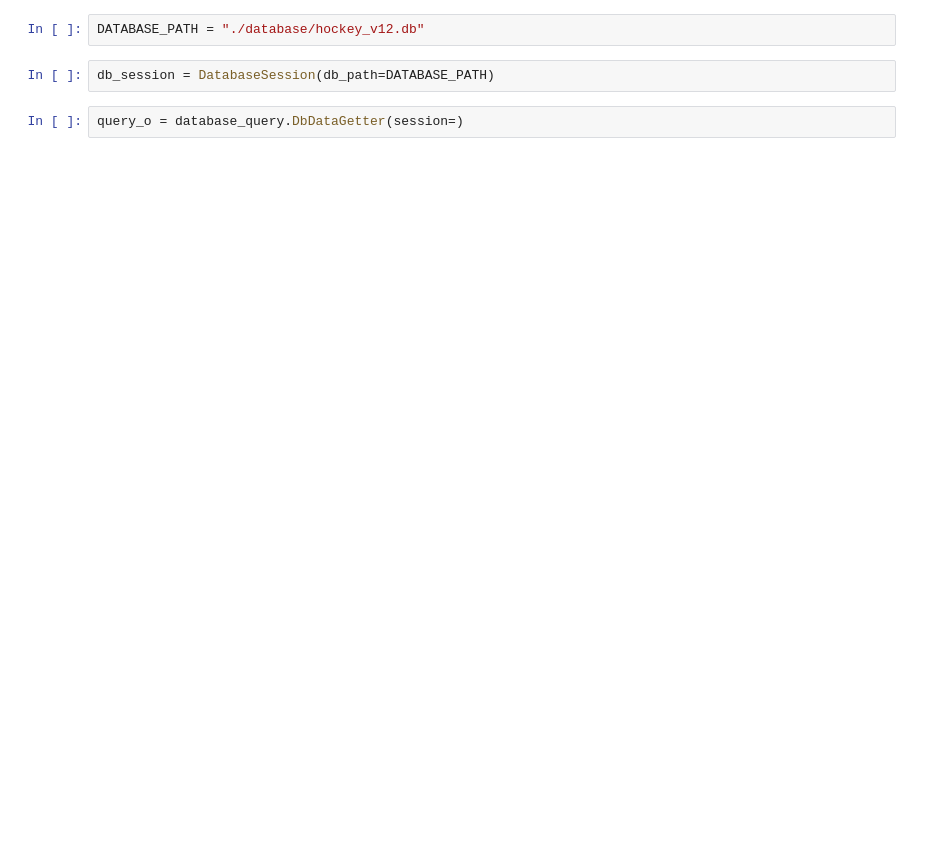
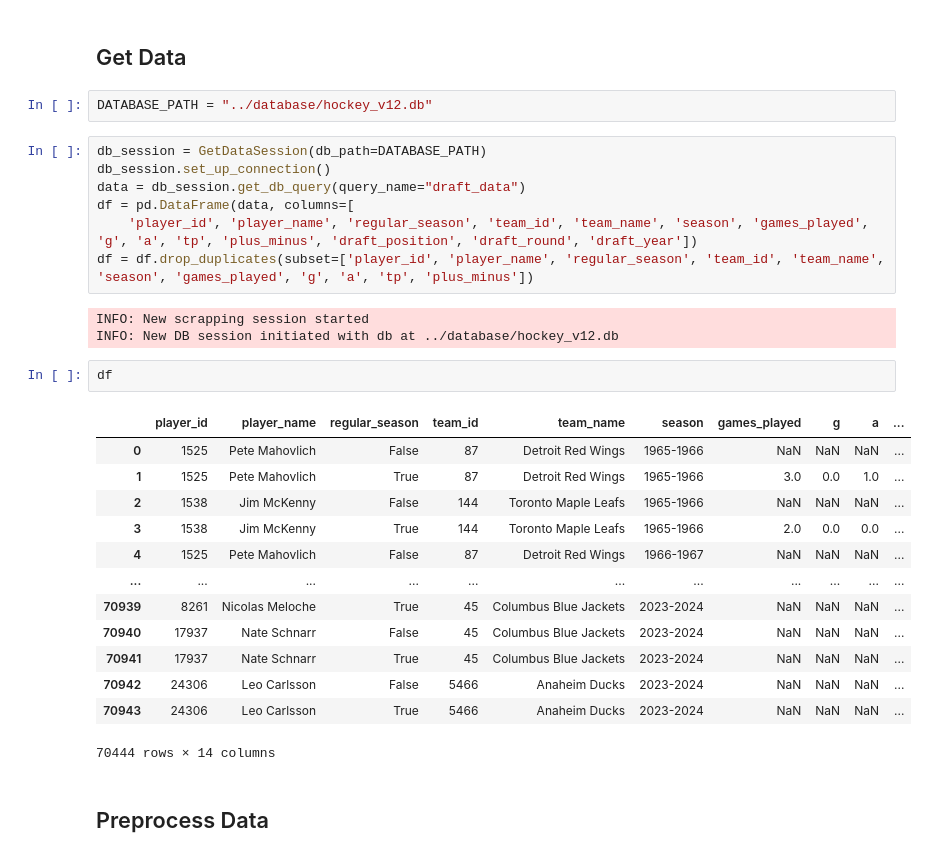
Before and after one commit to honzaz1234/elite, a Jupyter notebook: reports/drafts.ipynb, the cells around one changed output. Saved outputs shown, nothing was run; the diff lists cells and outputs as text; blank space fills up the shorter version.

Commit message:
draft script session update

```diff
--- a/reports/drafts.ipynb
+++ b/reports/drafts.ipynb
@@ -6,6 +8,32 @@ ValueError: Unable to configure handler 'file'
+# %% [markdown]
+## Get Data
 # %%
-DATABASE_PATH = "./database/hockey_v12.db"
+DATABASE_PATH = "../database/hockey_v12.db"
-# %%
-db_session = DatabaseSession(db_path=DATABASE_PATH)
-# %%
-query_o = database_query.DbDataGetter(session=)
+# %%
+db_session = GetDataSession(db_path=DATABASE_PATH)
+db_session.set_up_connection()
+data = db_session.get_db_query(query_name="draft_data")
+df = pd.DataFrame(data, columns=[
+    'player_id', 'player_name', 'regular_season', 'team_id', 'team_name', 'season', 'games_played', 'g', 'a', 'tp', 'plus_minus', 'draft_position', 'draft_round', 'draft_year'])
+df = df.drop_duplicates(subset=['player_id', 'player_name', 'regular_season', 'team_id', 'team_name', 'season', 'games_played', 'g', 'a', 'tp', 'plus_minus'])
+# %% [output]
+INFO: New scrapping session started
+INFO: New DB session initiated with db at ../database/hockey_v12.db
+# %%
+df
+# %% [output]
+|  | player_id | player_name | regular_season | team_id | team_name | season | games_played | g | a | ... |
+| 0 | 1525 | Pete Mahovlich | False | 87 | Detroit Red Wings | 1965-1966 | NaN | NaN | NaN | ... |
+| 1 | 1525 | Pete Mahovlich | True | 87 | Detroit Red Wings | 1965-1966 | 3.0 | 0.0 | 1.0 | ... |
+| 2 | 1538 | Jim McKenny | False | 144 | Toronto Maple Leafs | 1965-1966 | NaN | NaN | NaN | ... |
+| 3 | 1538 | Jim McKenny | True | 144 | Toronto Maple Leafs | 1965-1966 | 2.0 | 0.0 | 0.0 | ... |
+| 4 | 1525 | Pete Mahovlich | False | 87 | Detroit Red Wings | 1966-1967 | NaN | NaN | NaN | ... |
+| ... | ... | ... | ... | ... | ... | ... | ... | ... | ... | ... |
+| 70939 | 8261 | Nicolas Meloche | True | 45 | Columbus Blue Jackets | 2023-2024 | NaN | NaN | NaN | ... |
+| 70940 | 17937 | Nate Schnarr | False | 45 | Columbus Blue Jackets | 2023-2024 | NaN | NaN | NaN | ... |
+| 70941 | 17937 | Nate Schnarr | True | 45 | Columbus Blue Jackets | 2023-2024 | NaN | NaN | NaN | ... |
+| 70942 | 24306 | Leo Carlsson | False | 5466 | Anaheim Ducks | 2023-2024 | NaN | NaN | NaN | ... |
+| 70943 | 24306 | Leo Carlsson | True | 5466 | Anaheim Ducks | 2023-2024 | NaN | NaN | NaN | ... |
+70444 rows × 14 columns
+# %% [markdown]
+## Preprocess Data
```
Also changed, not shown: parts of 11 cells of this notebook.
